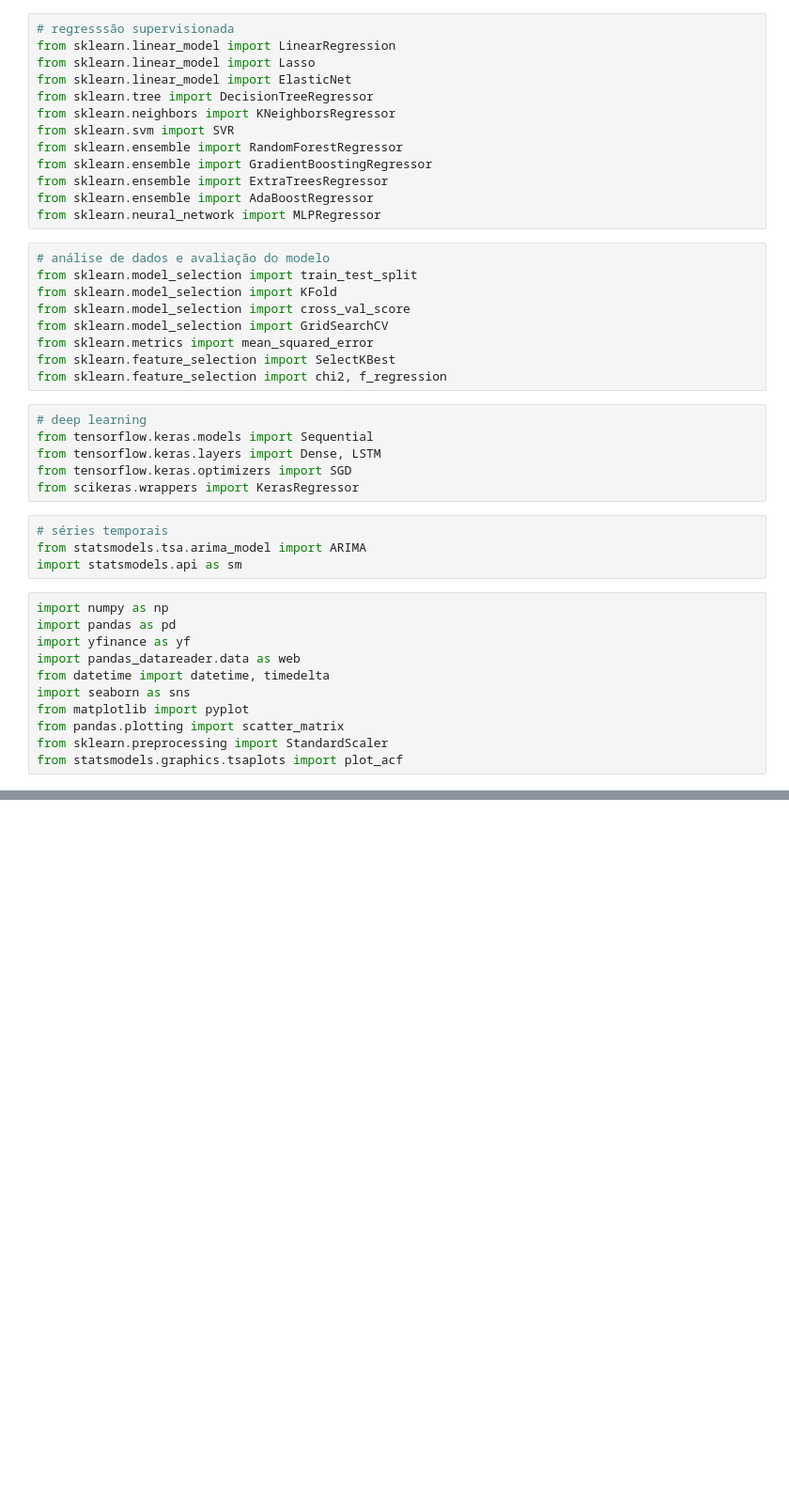
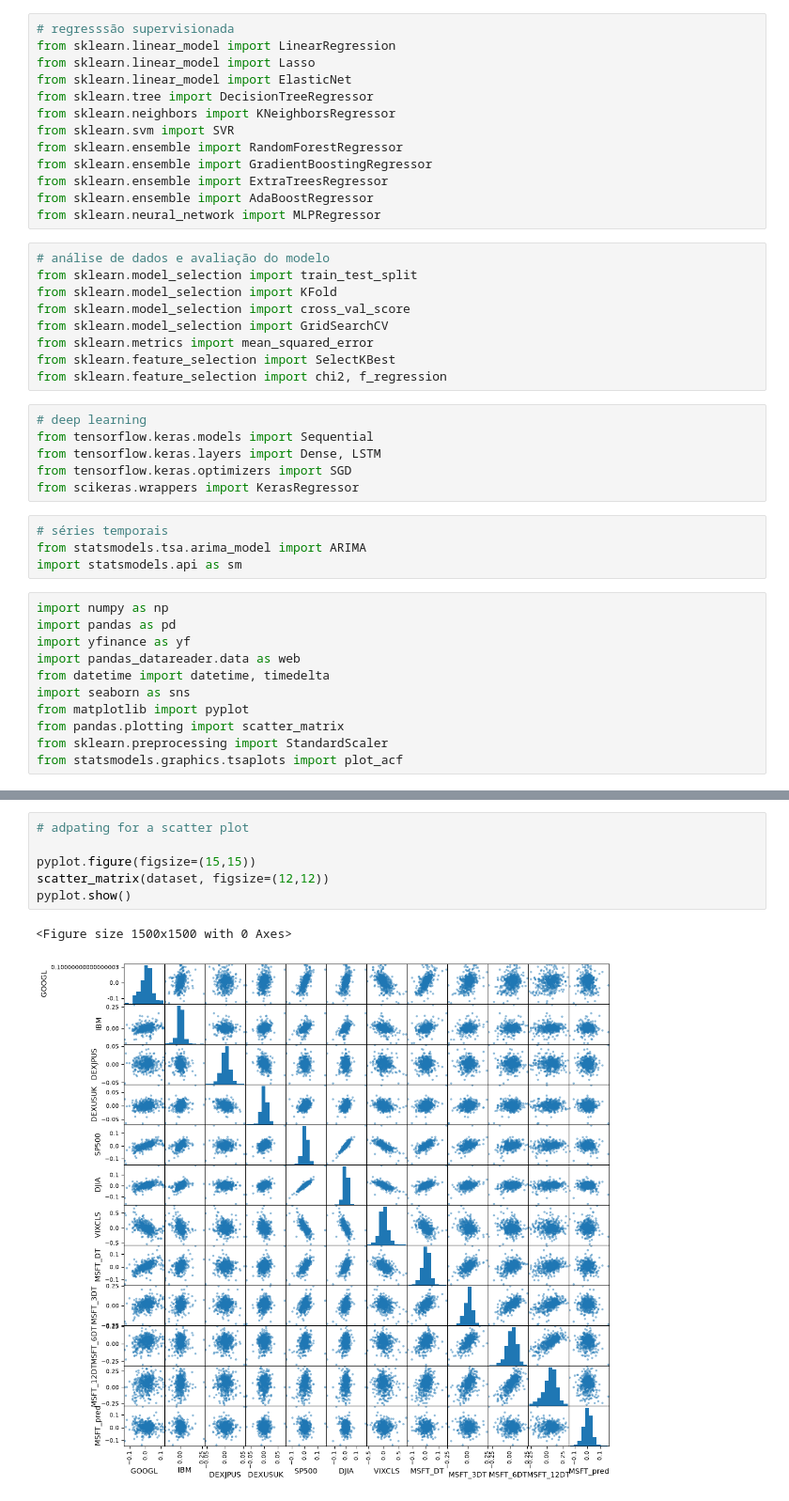
Before and after one commit to gabriel-basso/time-series-msft, a Jupyter notebook: codigo.ipynb, the cells around one changed output, grey strips where cells are left out. Shown at 94% size. Cells and saved outputs as stored; diff of their text form; blank space fills up the shorter version.

```diff
--- a/codigo.ipynb
+++ b/codigo.ipynb
@@ -83,0 +93,9 @@ dataset.head()
+# %%
+# adpating for a scatter plot
+
+pyplot.figure(figsize=(15,15))
+scatter_matrix(dataset, figsize=(12,12))
+pyplot.show()
+# %% [output]
+<Figure size 1500x1500 with 0 Axes>
+[figure, added]
```
Also changed, not shown: parts of 5 cells of this notebook.
